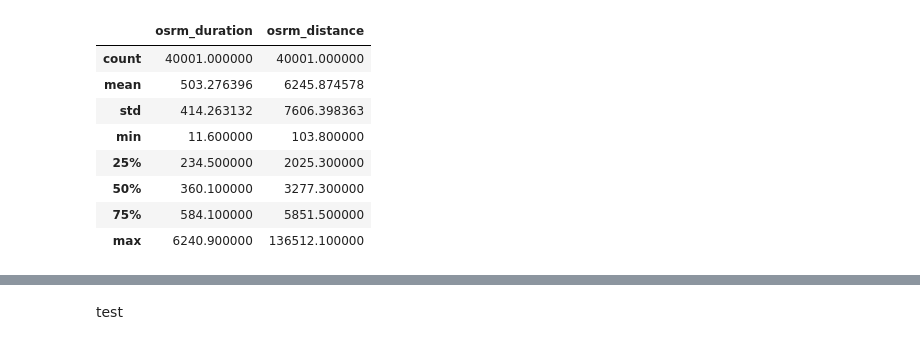
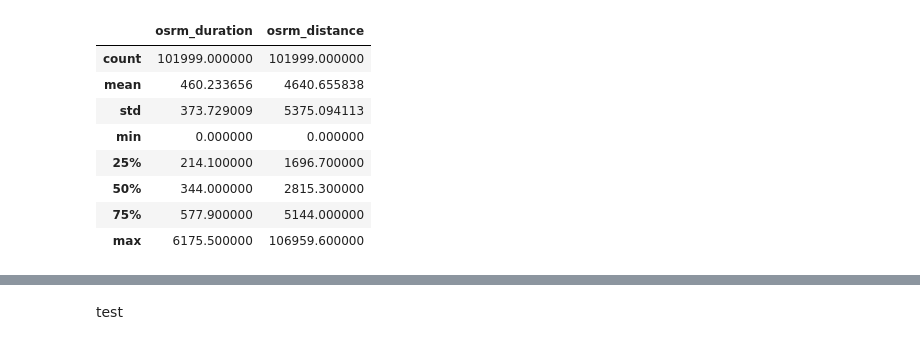
Before and after one commit to APeFerreira/TripDurationPredictor, a Jupyter notebook: osmr_distances_times.ipynb, the cells around one changed output, grey strips where cells are left out. Cells and saved outputs as stored; diff of their text form; code cells hidden in the pictures.

```diff
--- a/osmr_distances_times.ipynb
+++ b/osmr_distances_times.ipynb
@@ -19,8 +19,8 @@ def get_osrm_route(start_lat, start_lng, end_lat, end_lng):
             return data["routes"][0]["distance"], data["routes"][0]["duration"]
     return None, None  # Return None if no valid response
 
-# Filter the DataFrame to include only rows where start_city is 'SF'
-sf_df = df[df['start_city'] == 'SF']
-sf_df
+# Filter the DataFrame to include only rows where start_city is 'NY'
+ny_df = df[df['start_city'] == 'NY']
+ny_df
 # %% [output]
 |  | row_id | start_lng | start_lat | end_lng | end_lat | datetime | duration | missing_coords | start_city | ... |
@@ -74,13 +74,13 @@ osrm_distance    0
 dtype: int64
 # %%
-sf_df[['osrm_duration', 'osrm_distance']].describe()
+ny_df[['osrm_duration', 'osrm_distance']].describe()
 # %% [output]
 |  | osrm_duration | osrm_distance |
-| count | 40001.000000 | 40001.000000 |
-| mean | 503.276396 | 6245.874578 |
-| std | 414.263132 | 7606.398363 |
-| min | 11.600000 | 103.800000 |
-| 25% | 234.500000 | 2025.300000 |
-| 50% | 360.100000 | 3277.300000 |
-| 75% | 584.100000 | 5851.500000 |
-| max | 6240.900000 | 136512.100000 |
+| count | 101999.000000 | 101999.000000 |
+| mean | 460.233656 | 4640.655838 |
+| std | 373.729009 | 5375.094113 |
+| min | 0.000000 | 0.000000 |
+| 25% | 214.100000 | 1696.700000 |
+| 50% | 344.000000 | 2815.300000 |
+| 75% | 577.900000 | 5144.000000 |
+| max | 6175.500000 | 106959.600000 |
```
Also changed, not shown: parts of 13 cells of this notebook, 2 other files.
